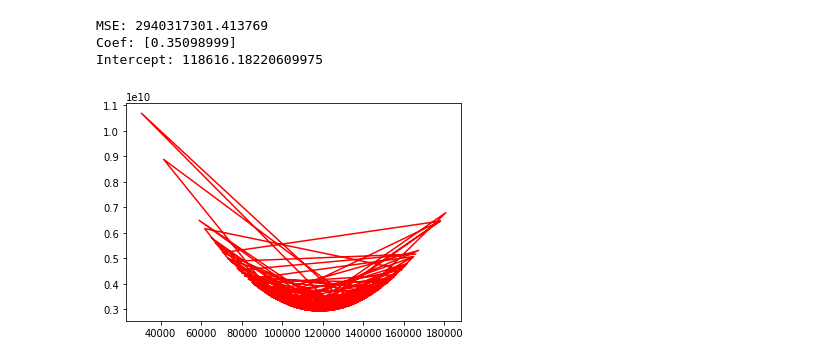
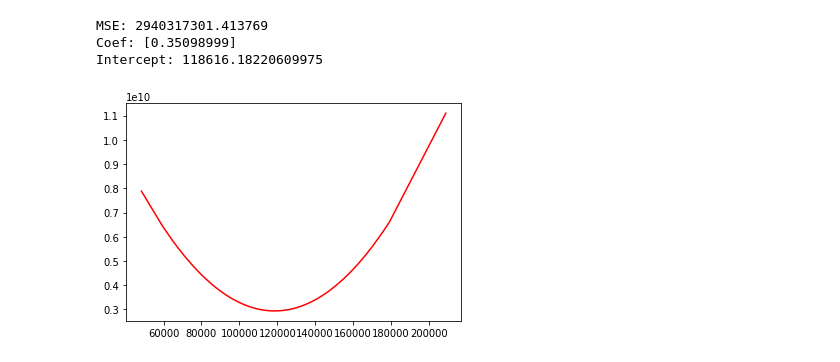
Before and after one commit to Leovsimoes/ReconhecimentoDePadroes, a Jupyter notebook: Tarefa - Resolvendo um problema de Regressão.ipynb, the cells around one changed output. Saved outputs shown, nothing was run; the diff lists cells and outputs as text; code cells hidden in the pictures.

```diff
--- a/Tarefa - Resolvendo um problema de Regressão.ipynb
+++ b/Tarefa - Resolvendo um problema de Regressão.ipynb
@@ -9,7 +9,7 @@ import numpy as np
 #Dataset de análise salarial de Cientistas de Dados e STEM
 #https://www.kaggle.com/jackogozaly/data-science-and-stem-salaries
 dataset = "https://raw.githubusercontent.com/Leovsimoes/ReconhecimentoDePadroes/main/Levels_Fyi_Salary_Data.csv"
-df = pd.read_csv(dataset,encoding='latin-1')
+df = pd.read_csv(dataset)
 # %%
 #listagem das colunas
 df.columns
@@ -81,16 +81,23 @@ Intercept: 118616.18220609975
 # %%
 #usando delta como 20%, vou chamar uma distribuição normal com desvio padrão de delta para variar os valores de intercept_, e a partir daí vou aplicar a função linear y = a*X + b conforme mostrado nos vídeos
 delta = 0.2
-mse = []
-new_intercept_ = []
+df_mse = pd.DataFrame(columns=['MSE','intercept_'])
+#mse = []
+#new_intercept_ = []
 
 for i in range(200):
-    new_intercept_.append(model.intercept_*(1+np.random.normal(0,delta)))
-    new_ypred = model.coef_*X + new_intercept_[i]
-    mse.append(mean_squared_error(y,new_ypred))
+    df_mse.loc[i,'intercept_'] = model.intercept_*(1+np.random.normal(0,delta))
+    #new_intercept_.append(model.intercept_*(1+np.random.normal(0,delta)))
+    #new_ypred = model.coef_*X + new_intercept_[i]
+    new_ypred = model.coef_*X + df_mse.loc[i,'intercept_']
+    #mse.append(mean_squared_error(y,new_ypred))
+    df_mse.loc[i,'MSE'] = mean_squared_error(y,new_ypred)
+
+#ordenando o dataframe para "limpar" o gráfico
+df_mse.sort_values(by='intercept_',inplace=True)
+
+#plotando o intercept_ fica igual uma parábola
+plt.plot(df_mse['intercept_'],df_mse['MSE'],'-r')
+plt.show()
+# %% [output]
+[figure, added]
-# %%
-#plotando o intercept_ fica igual uma parábola
-plt.plot(new_intercept_,mse,'-r')
-plt.show()
-# %% [output]
-[figure, removed]
```
Also changed, not shown: 1 other file.
